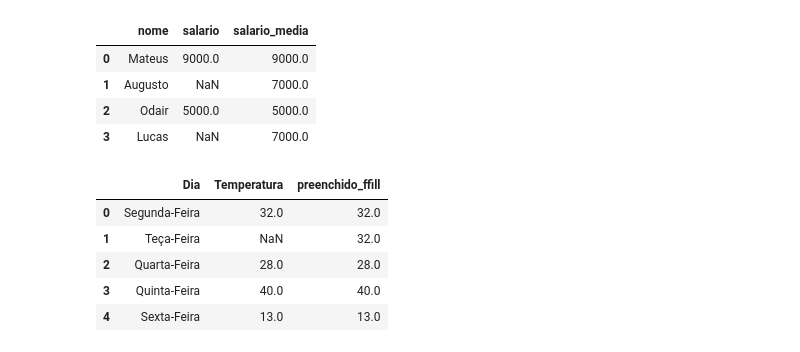
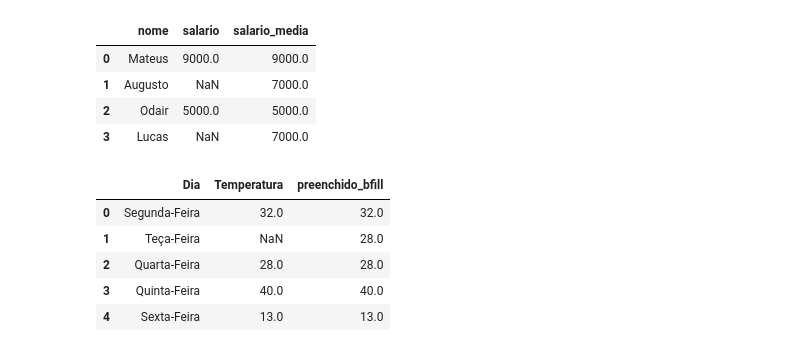
Before and after one commit to mateus-henriquee/imersao-alura_python_datascience, a Jupyter notebook: notebook.ipynb, the cells around one changed output. Saved outputs shown, nothing was run; the diff lists cells and outputs as text; code cells hidden in the pictures.

```diff
--- a/notebook.ipynb
+++ b/notebook.ipynb
@@ -324,15 +324,15 @@ df_salarios
 # %%
 df_temperaturas = pd.DataFrame({
     'Dia': ["Segunda-Feira", "Teça-Feira", "Quarta-Feira", "Quinta-Feira", "Sexta-Feira"],
     'Temperatura': [32 , np.nan , 28 , 40 , 13],
 })
 
-df_temperaturas["preenchido_ffill"] = df_temperaturas['Temperatura'].ffill()
+df_temperaturas["preenchido_bfill"] = df_temperaturas['Temperatura'].bfill()
 df_temperaturas
 # %% [output]
-|  | Dia | Temperatura | preenchido_ffill |
+|  | Dia | Temperatura | preenchido_bfill |
 | 0 | Segunda-Feira | 32.0 | 32.0 |
-| 1 | Teça-Feira | NaN | 32.0 |
+| 1 | Teça-Feira | NaN | 28.0 |
 | 2 | Quarta-Feira | 28.0 | 28.0 |
 | 3 | Quinta-Feira | 40.0 | 40.0 |
 | 4 | Sexta-Feira | 13.0 | 13.0 |
```
Also changed, not shown: parts of 5 cells of this notebook.
